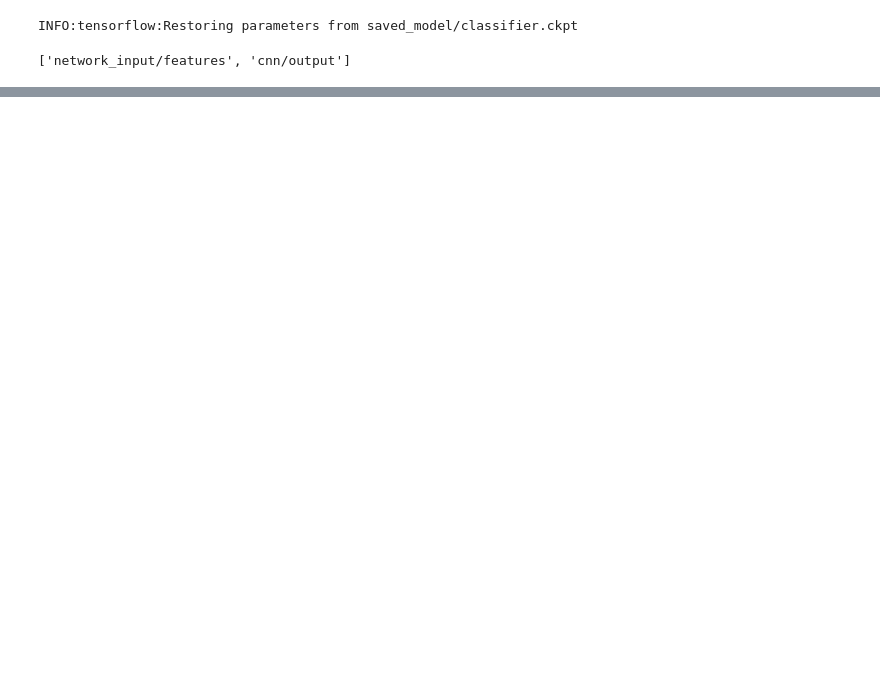
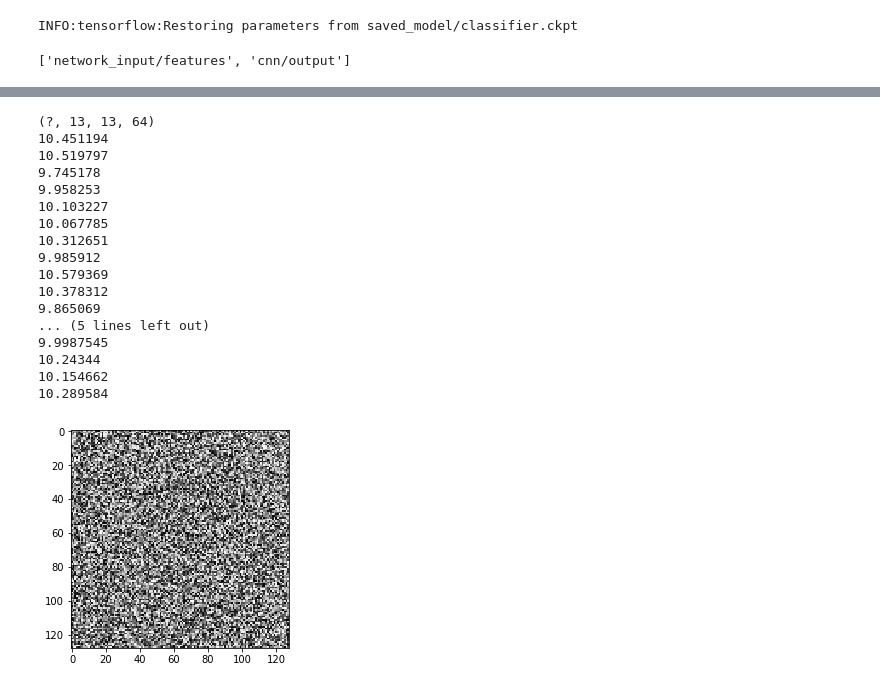
Before and after one commit to aweas/deep_dreaming_dogs, a Jupyter notebook: deep_dreamer.ipynb, the cells around one changed output, grey strips where cells are left out. Drawn from its saved outputs; the diff is of its cells as text; code cells hidden in the pictures; blank space fills up the shorter version.

```diff
--- a/deep_dreamer.ipynb
+++ b/deep_dreamer.ipynb
@@ -45,0 +66,61 @@ print(f'{counter/10}% accuracy')
+# %%
+layer = 'cnn_295/classificator/convolution/conv2d_3/Conv2D'
+feature = 12
+
+np.random.seed(0)
+img_noise = np.random.uniform(size=(1,128,128,1)) + 100.0
+
+def showarray(a, fmt='jpeg'):
+    a = np.uint8(np.clip(a, 0, 1)*255)
+    plt.imshow(a[0,:,:,0], cmap='gray')
+#     f = BytesIO()
+#     PIL.Image.fromarray(a).save(f, fmt)
+#     display(Image(data=f.getvalue()))
+
+def norm(a, s=0.1):
+    return (a-a.mean())/max(a.std(), 1e-4)*s + 0.5
+
+def T(layer):
+    return graph.get_tensor_by_name(f'{layer}:0')
+
+def replace_none_with_zero(l):
+    return [0 if i==None else i for i in l]
+
+def render_naive(t_obj, img0=img_noise, iter_n=20, step=1):
+    t_score = tf.reduce_mean(t_obj)
+    t_grad = tf.gradients(y, x)[0]
+
+    img = img0.copy()
+    for i in range(iter_n):
+        g, score = sess.run([t_grad, t_score], {x:img, T('Placeholder_294'): img})
+
+        g /= g.std()+1e-8
+        img += g*step
+        print(score)
+    showarray(norm(img))
+
+    return img
+
+op = T(layer)
+print(op.shape)
+# plt.imshow(img[0,:,:,0])
+img = render_naive(op[:,:,:,feature])
+# %% [output]
+(?, 13, 13, 64)
+10.451194
+10.519797
+9.745178
+9.958253
+10.103227
+10.067785
+10.312651
+9.985912
+10.579369
+10.378312
+9.865069
+... (5 lines left out)
+9.9987545
+10.24344
+10.154662
+10.289584
+[figure, added]
```
Also changed, not shown: parts of 8 cells of this notebook.
